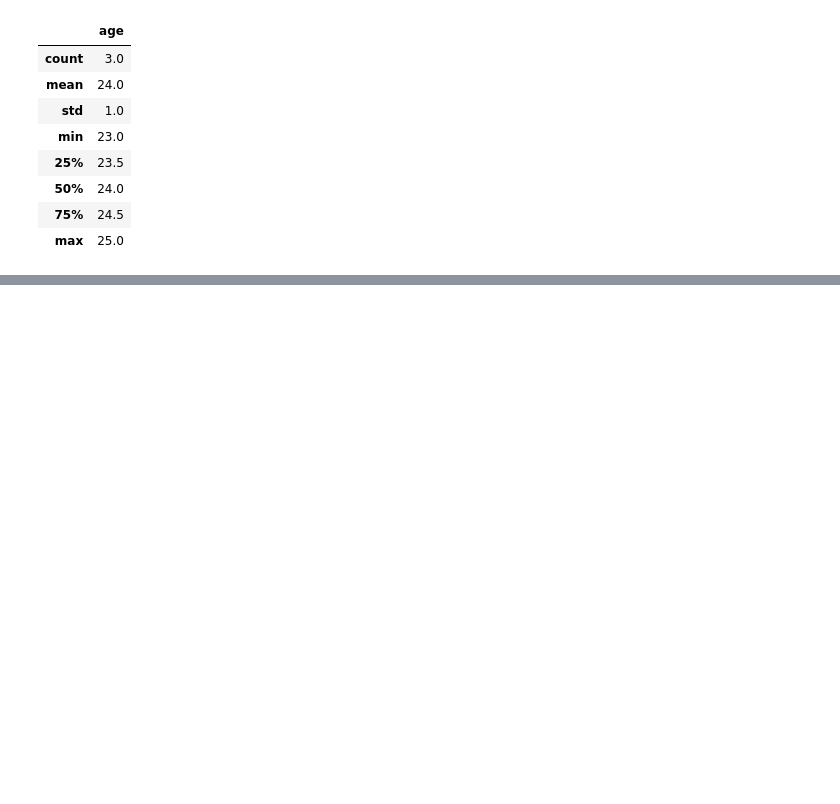
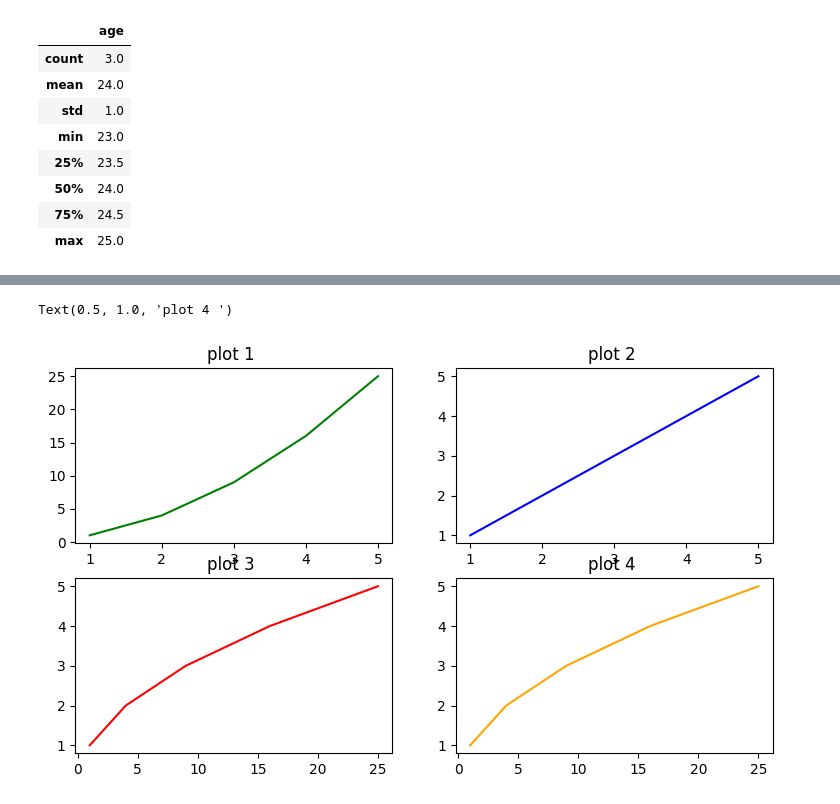
Before and after one commit to Osheenjain646/ML, a Jupyter notebook: Day-9/notes.ipynb, the cells around one changed output, grey strips where cells are left out. Saved outputs shown, nothing was run; the diff lists cells and outputs as text; code cells hidden in the pictures; blank space fills up the shorter version.

```diff
--- a/Day-9/notes.ipynb
+++ b/Day-9/notes.ipynb
@@ -379,0 +765,26 @@ df.describe() ## describe the data with info of operation that can be done on it
+# %%
+## multiple plots
+## sample plots
+x=[1,2,3,4,5]
+y1=[1,4,9,16,25]
+y2=[1,2,3,4,5]
+
+plt.figure(figsize=(9,5)) ## set the figure size for the plot
+plt.subplot(2,2,1)  ## create a subplot with 1 row and 2 columns
+plt.plot(x,y1,color='green')
+plt.title("plot 1 ")
+
+plt.subplot(2,2,2)
+plt.plot(x,y2,color='blue')
+plt.title("plot 2 ")
+
+plt.subplot(2,2,3)
+plt.plot(y1,y2,color='red')
+plt.title("plot 3 ")
+
+plt.subplot(2,2,4)
+plt.plot(y1,x,color='orange')
+plt.title("plot 4 ")
+# %% [output]
+Text(0.5, 1.0, 'plot 4 ')
+[figure, added]
```
Also changed, not shown: parts of 67 cells of this notebook, 4 other files.
